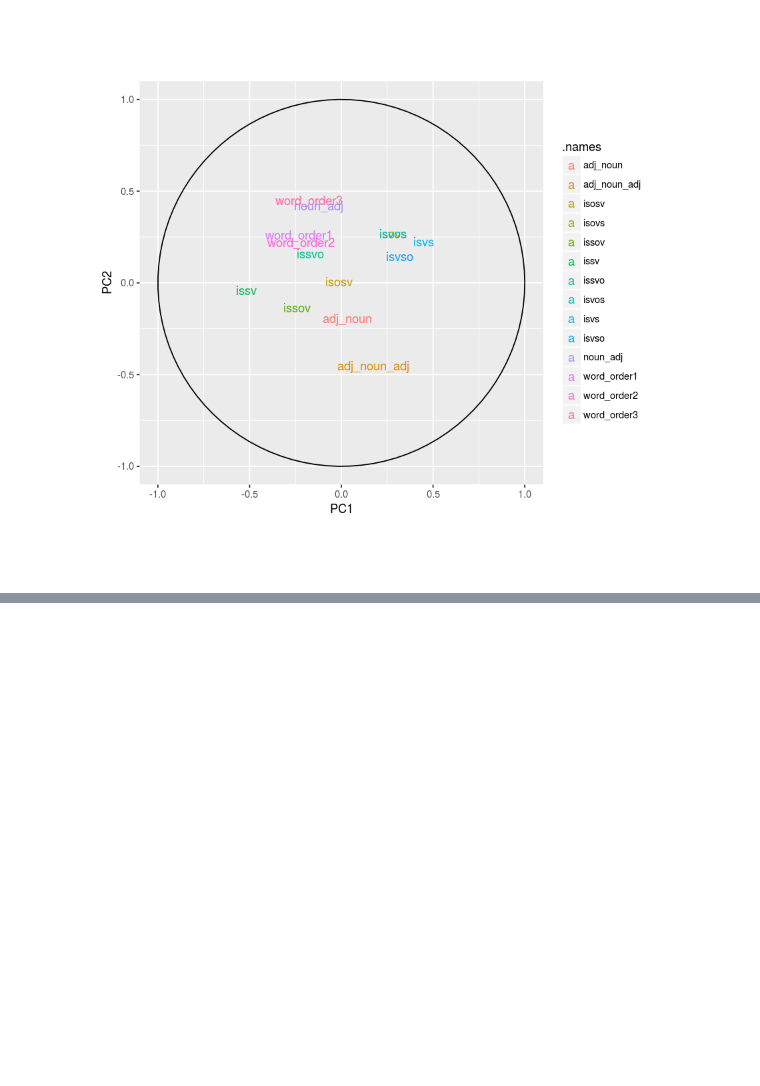
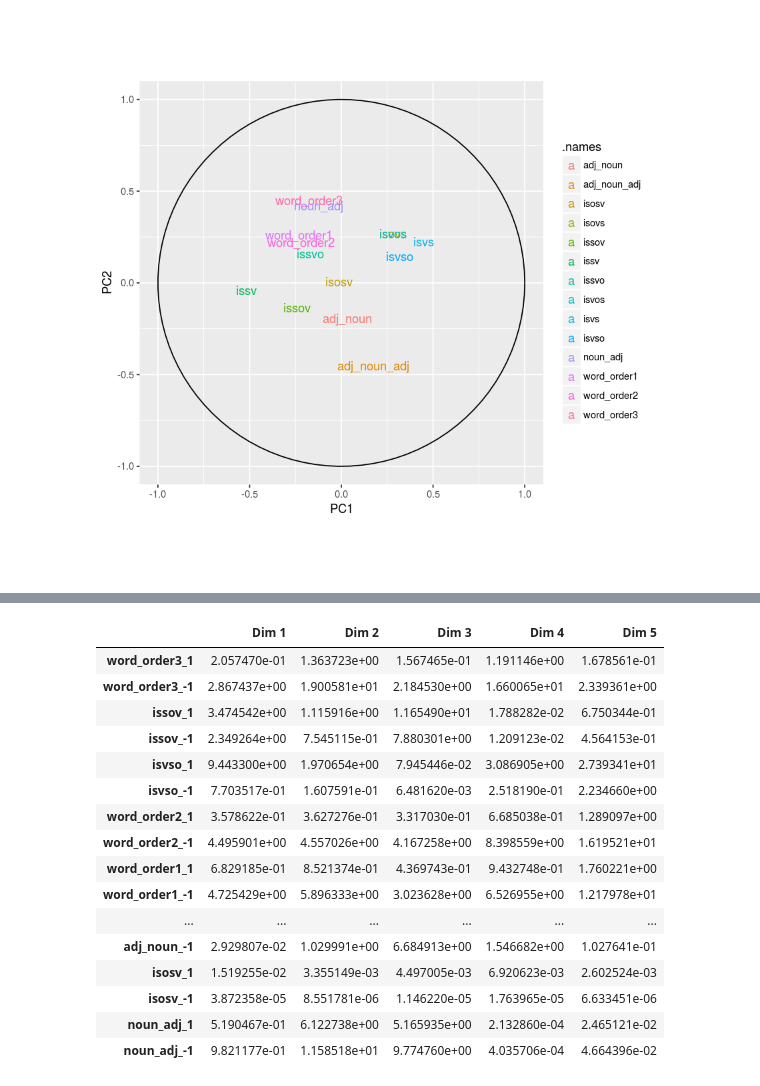
Before and after one commit to ilay32/wals-project, a Jupyter notebook: 4-4-order-features.ipynb, the cells around one changed output, grey strips where cells are left out. Saved outputs shown, nothing was run; the diff lists cells and outputs as text; code cells hidden in the pictures; blank space fills up the shorter version.

```diff
--- a/4-4-order-features.ipynb
+++ b/4-4-order-features.ipynb
@@ -86,0 +128,20 @@ Principal inertias (eigenvalues):
+# %%
+mca$var$contrib
+# %% [output]
+|  | Dim 1 | Dim 2 | Dim 3 | Dim 4 | Dim 5 |
+| word_order3_1 | 2.057470e-01 | 1.363723e+00 | 1.567465e-01 | 1.191146e+00 | 1.678561e-01 |
+| word_order3_-1 | 2.867437e+00 | 1.900581e+01 | 2.184530e+00 | 1.660065e+01 | 2.339361e+00 |
+| issov_1 | 3.474542e+00 | 1.115916e+00 | 1.165490e+01 | 1.788282e-02 | 6.750344e-01 |
+| issov_-1 | 2.349264e+00 | 7.545115e-01 | 7.880301e+00 | 1.209123e-02 | 4.564153e-01 |
+| isvso_1 | 9.443300e+00 | 1.970654e+00 | 7.945446e-02 | 3.086905e+00 | 2.739341e+01 |
+| isvso_-1 | 7.703517e-01 | 1.607591e-01 | 6.481620e-03 | 2.518190e-01 | 2.234660e+00 |
+| word_order2_1 | 3.578622e-01 | 3.627276e-01 | 3.317030e-01 | 6.685038e-01 | 1.289097e+00 |
+| word_order2_-1 | 4.495901e+00 | 4.557026e+00 | 4.167258e+00 | 8.398559e+00 | 1.619521e+01 |
+| word_order1_1 | 6.829185e-01 | 8.521374e-01 | 4.369743e-01 | 9.432748e-01 | 1.760221e+00 |
+| word_order1_-1 | 4.725429e+00 | 5.896333e+00 | 3.023628e+00 | 6.526955e+00 | 1.217978e+01 |
+| ... | ... | ... | ... | ... | ... |
+| adj_noun_-1 | 2.929807e-02 | 1.029991e+00 | 6.684913e+00 | 1.546682e+00 | 1.027641e-01 |
+| isosv_1 | 1.519255e-02 | 3.355149e-03 | 4.497005e-03 | 6.920623e-03 | 2.602524e-03 |
+| isosv_-1 | 3.872358e-05 | 8.551781e-06 | 1.146220e-05 | 1.763965e-05 | 6.633451e-06 |
+| noun_adj_1 | 5.190467e-01 | 6.122738e+00 | 5.165935e+00 | 2.132860e-04 | 2.465121e-02 |
+| noun_adj_-1 | 9.821177e-01 | 1.158518e+01 | 9.774760e+00 | 4.035706e-04 | 4.664396e-02 |
```
Also changed, not shown: parts of 15 cells of this notebook, 1 other file.
